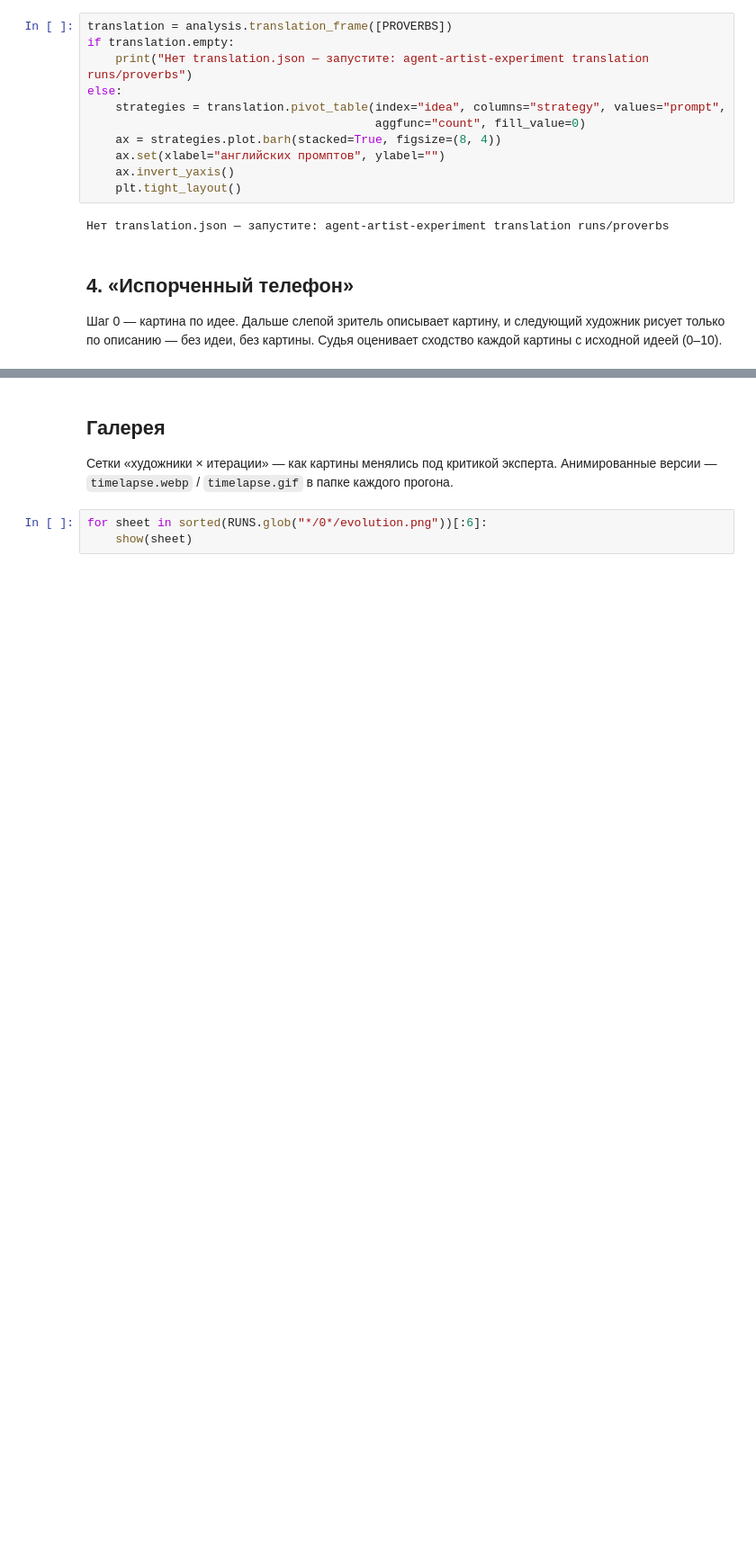
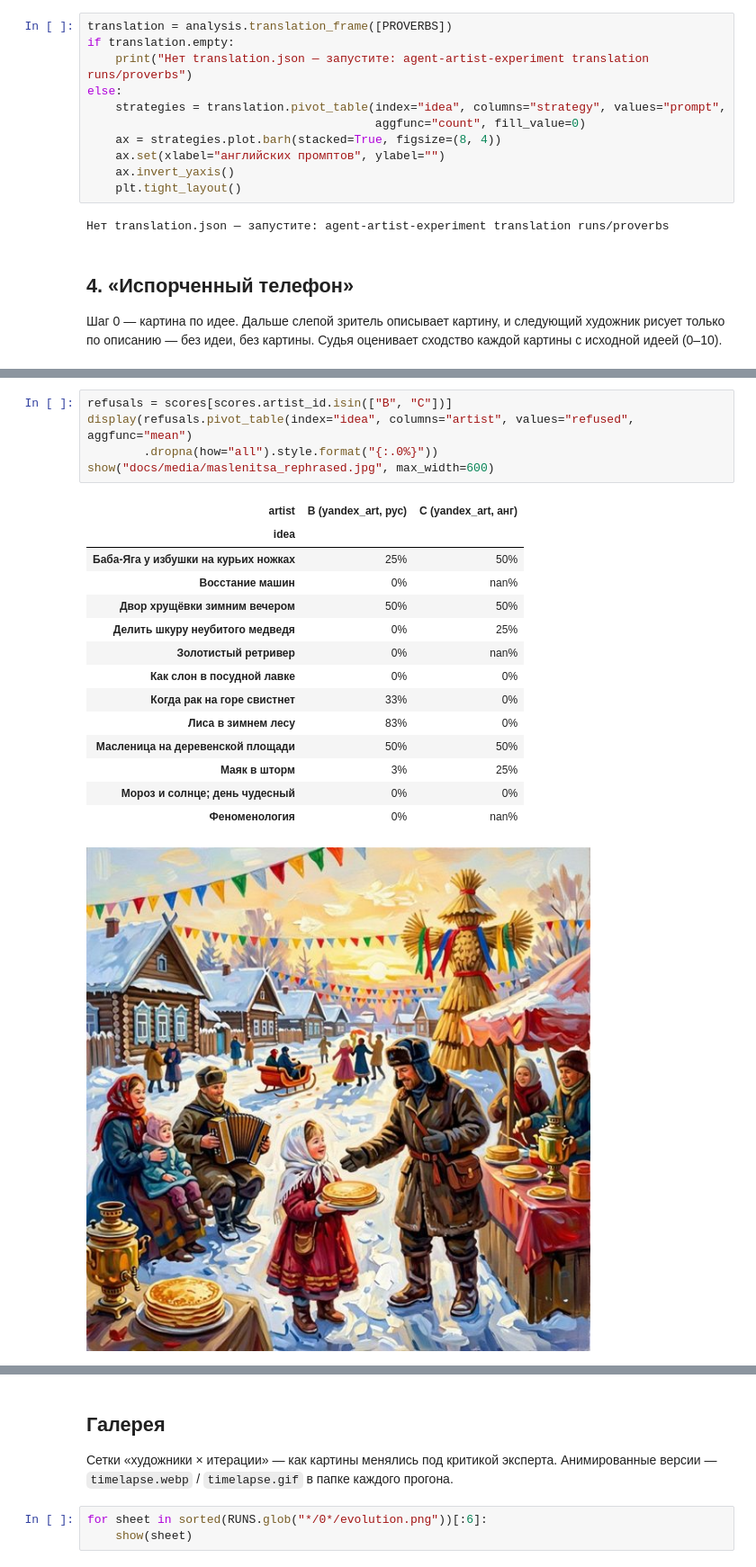
Before and after one commit to MaksHarunzhin/Agent-Artist, a Jupyter notebook: Agent_Artist.ipynb, the cells around one changed output, grey strips where cells are left out. Shown at 90% size. Cells and saved outputs as stored; diff of their text form; blank space fills up the shorter version.

```diff
--- a/Agent_Artist.ipynb
+++ b/Agent_Artist.ipynb
@@ -243,0 +325,21 @@ for strip in sorted(TELEPHONE.glob("*/telephone.png")):
+# %%
+refusals = scores[scores.artist_id.isin(["B", "C"])]
+display(refusals.pivot_table(index="idea", columns="artist", values="refused", aggfunc="mean")
+        .dropna(how="all").style.format("{:.0%}"))
+show("docs/media/maslenitsa_rephrased.jpg", max_width=600)
+# %% [output]
+| artist | B (yandex_art, рус) | C (yandex_art, анг) |
+| idea |  |  |
+| Баба-Яга у избушки на курьих ножках | 25% | 50% |
+| Восстание машин | 0% | nan% |
+| Двор хрущёвки зимним вечером | 50% | 50% |
+| Делить шкуру неубитого медведя | 0% | 25% |
+| Золотистый ретривер | 0% | nan% |
+| Как слон в посудной лавке | 0% | 0% |
+| Когда рак на горе свистнет | 33% | 0% |
+| Лиса в зимнем лесу | 83% | 0% |
+| Масленица на деревенской площади | 50% | 50% |
+| Маяк в шторм | 3% | 25% |
+| Мороз и солнце; день чудесный | 0% | 0% |
+| Феноменология | 0% | nan% |
+[figure, added]
```
Also changed, not shown: parts of 15 cells of this notebook.
